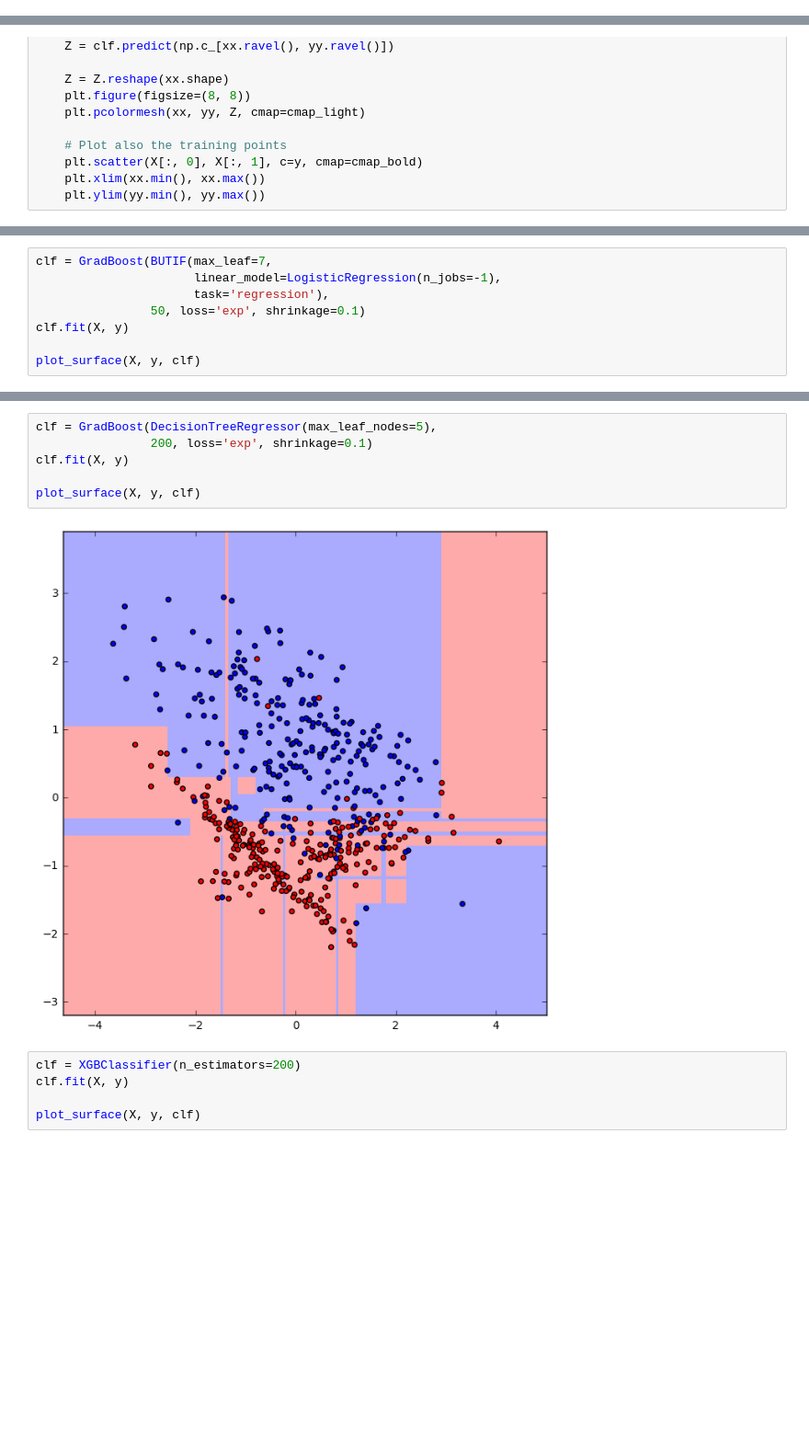
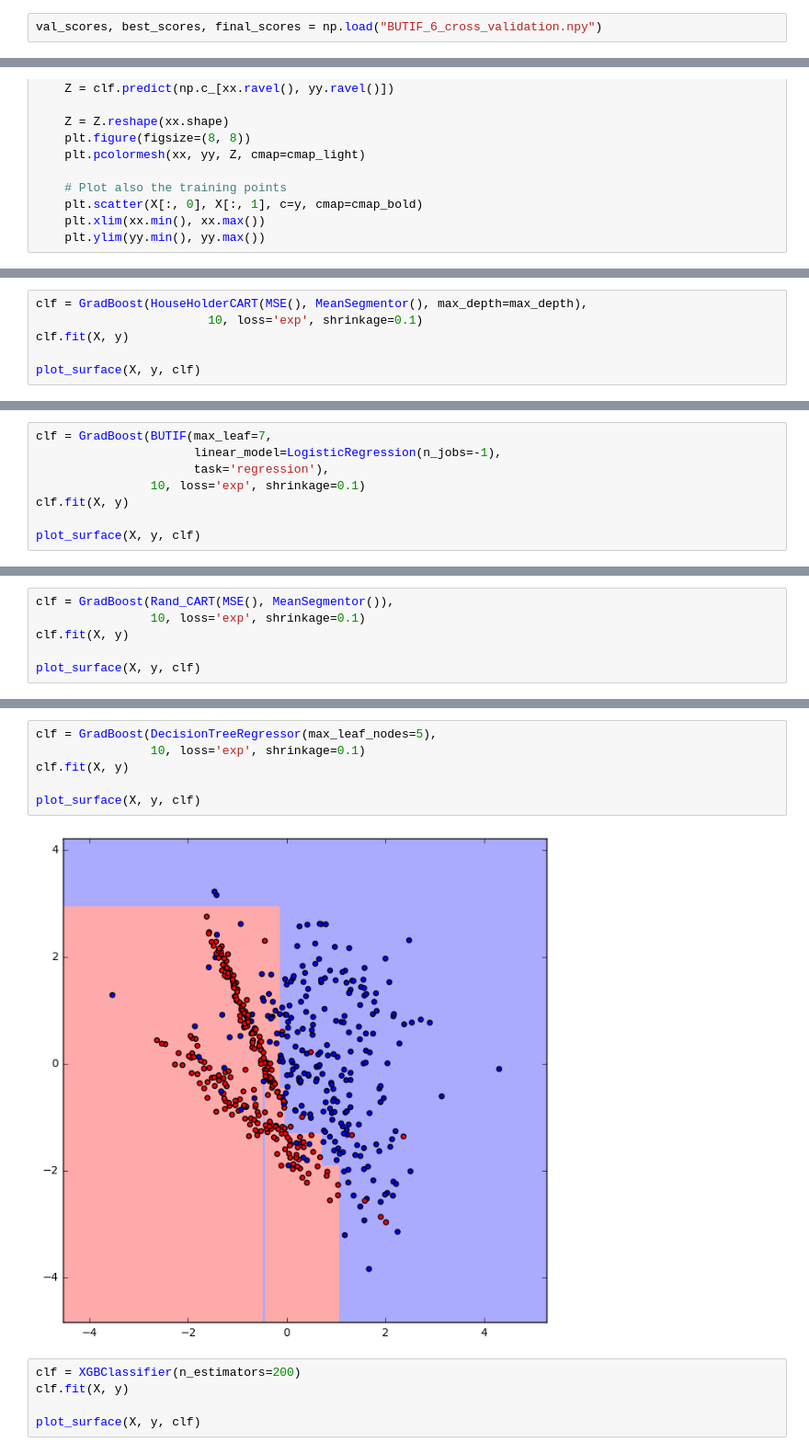
Before and after one commit to valevalerio/Course-work, a Jupyter notebook: Experiments.ipynb, the cells around one changed output, grey strips where cells are left out. Shown at 92% size. Cells and saved outputs as stored; diff of their text form; blank space fills up the shorter version.

```diff
--- a/Experiments.ipynb
+++ b/Experiments.ipynb
@@ -565,0 +353,2 @@ plt.plot(n_estimators, scores.max(axis=1)[:, 0])
+# %%
+val_scores, best_scores, final_scores = np.load("BUTIF_6_cross_validation.npy")
@@ -598,0 +2983,6 @@ plt.show()
+# %%
+clf = GradBoost(HouseHolderCART(MSE(), MeanSegmentor(), max_depth=max_depth),
+                        10, loss='exp', shrinkage=0.1)
+clf.fit(X, y)
+
+plot_surface(X, y, clf)
@@ -600,7 +2992,7 @@ plt.show()
 clf = GradBoost(BUTIF(max_leaf=7,
                       linear_model=LogisticRegression(n_jobs=-1),
                       task='regression'),
-                50, loss='exp', shrinkage=0.1)
+                10, loss='exp', shrinkage=0.1)
 clf.fit(X, y)
 
 plot_surface(X, y, clf)
@@ -608,0 +3001,6 @@ plot_surface(X, y, clf)
+# %%
+clf = GradBoost(Rand_CART(MSE(), MeanSegmentor()),
+                10, loss='exp', shrinkage=0.1)
+clf.fit(X, y)
+
+plot_surface(X, y, clf)
@@ -609,11 +3009,11 @@ plot_surface(X, y, clf)
 # %%
 clf = GradBoost(DecisionTreeRegressor(max_leaf_nodes=5),
-                200, loss='exp', shrinkage=0.1)
+                10, loss='exp', shrinkage=0.1)
 clf.fit(X, y)
 
 plot_surface(X, y, clf)
 # %% [output]
-[figure, old version]
+[figure, new version]
 # %%
 clf = XGBClassifier(n_estimators=200)
 clf.fit(X, y)
```
Also changed, not shown: parts of 229 cells of this notebook, 2 other files.
